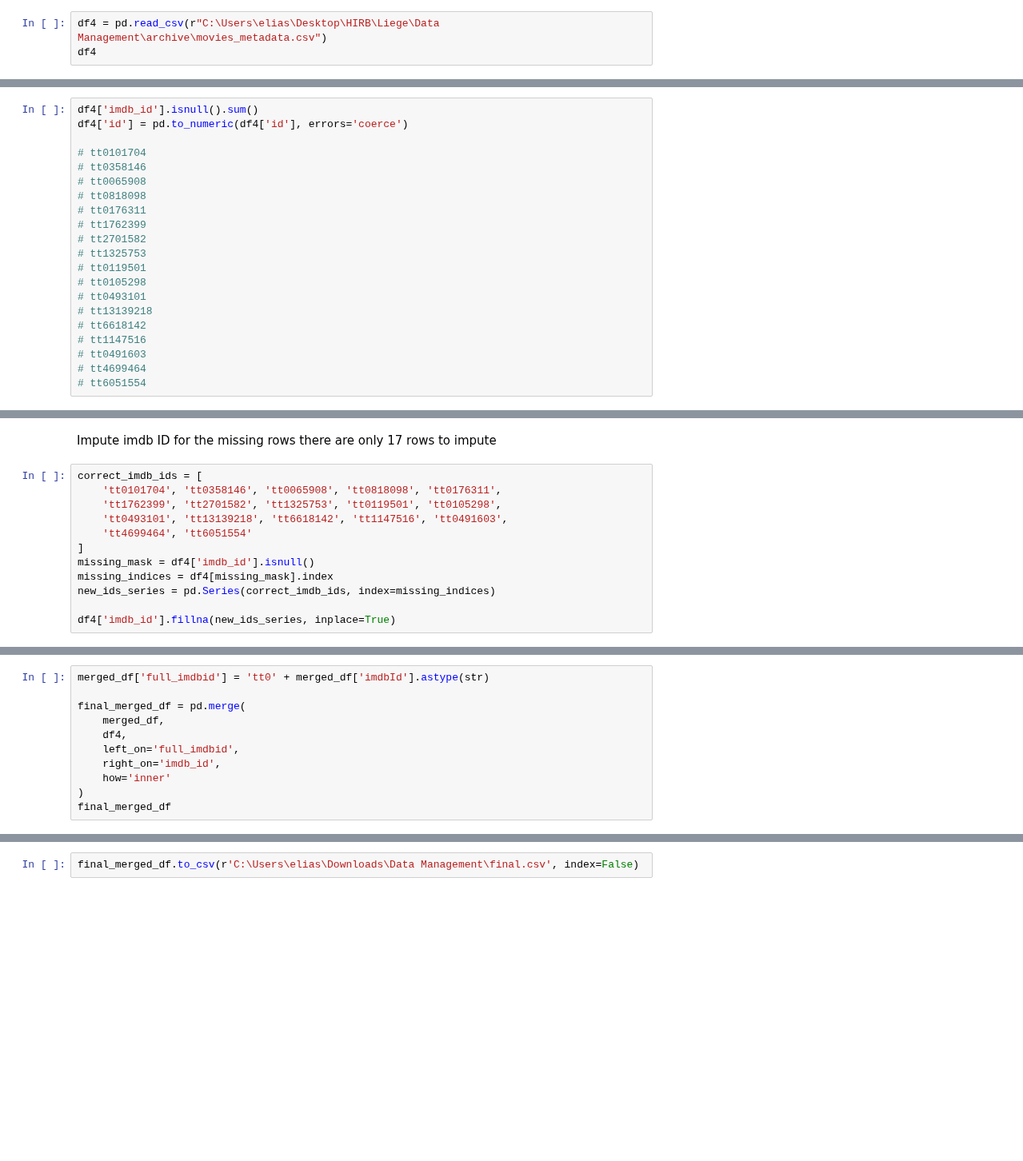
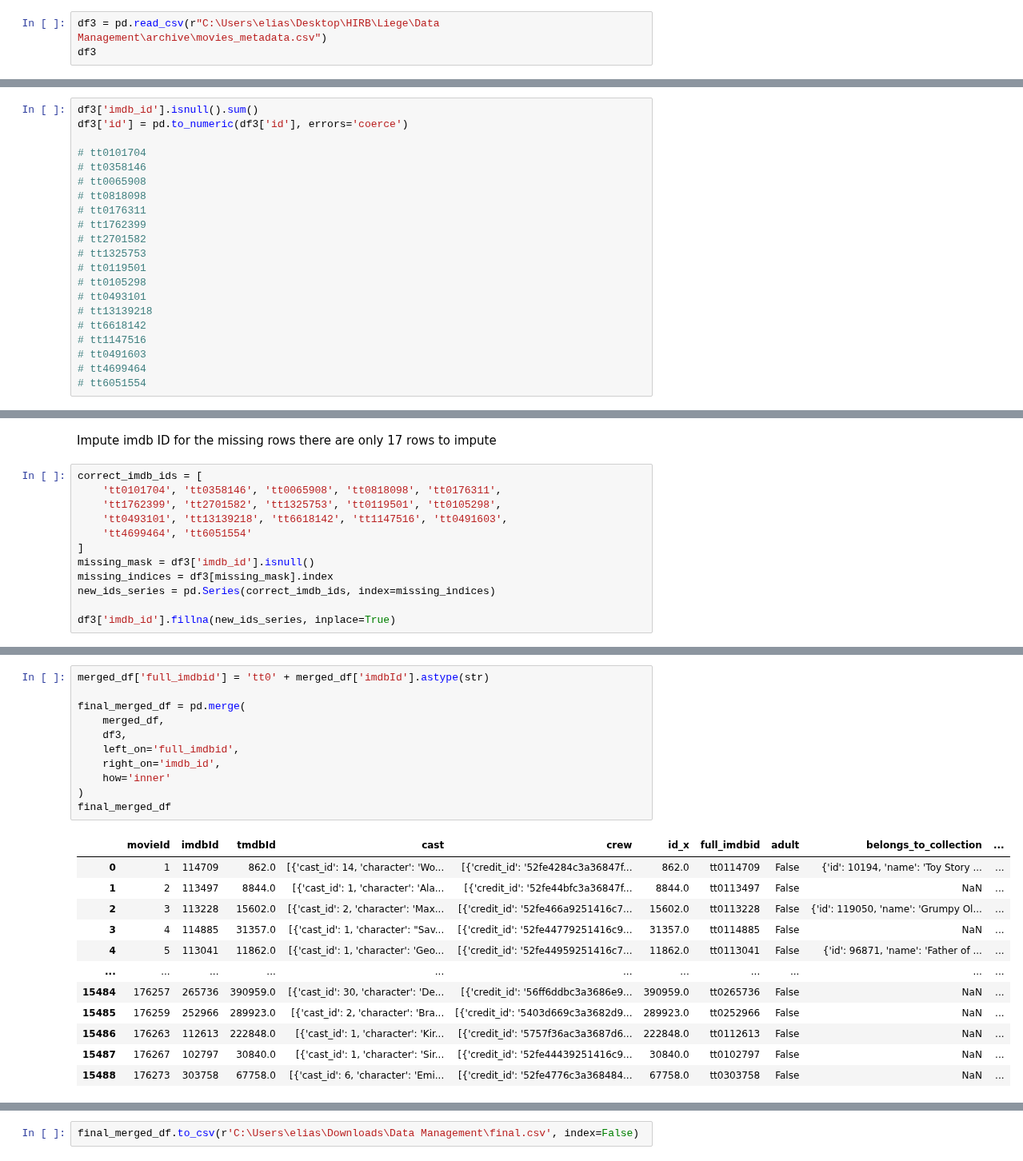
Before and after one commit to EliasMondelaers/datamanagementProject, a Jupyter notebook: Dataset Merging V2.ipynb, the cells around one changed output, grey strips where cells are left out. Shown at 80% size. Saved outputs shown, nothing was run; the diff lists cells and outputs as text; blank space fills up the shorter version.

Commit message:
fix data merge

```diff
--- a/Dataset Merging V2.ipynb
+++ b/Dataset Merging V2.ipynb
@@ -78,4 +63,4 @@ df3
 # %%
-df4 = pd.read_csv(r"C:\Users\elias\Desktop\HIRB\Liege\Data Management\archive\movies_metadata.csv")
-df4
+df3 = pd.read_csv(r"C:\Users\elias\Desktop\HIRB\Liege\Data Management\archive\movies_metadata.csv")
+df3
 # %% [output]
@@ -83,6 +80,6 @@ df4
 # %%
-df4['imdb_id'].isnull().sum()
-df4['id'] = pd.to_numeric(df4['id'], errors='coerce')
+df3['imdb_id'].isnull().sum()
+df3['id'] = pd.to_numeric(df3['id'], errors='coerce')
 
 # tt0101704
 # tt0358146
@@ -112,8 +107,8 @@ correct_imdb_ids = [
     'tt0493101', 'tt13139218', 'tt6618142', 'tt1147516', 'tt0491603',
     'tt4699464', 'tt6051554'
 ]
-missing_mask = df4['imdb_id'].isnull()
-missing_indices = df4[missing_mask].index
+missing_mask = df3['imdb_id'].isnull()
+missing_indices = df3[missing_mask].index
 new_ids_series = pd.Series(correct_imdb_ids, index=missing_indices)
 
-df4['imdb_id'].fillna(new_ids_series, inplace=True)
+df3['imdb_id'].fillna(new_ids_series, inplace=True)
@@ -127,11 +115,24 @@ For example, when doing 'df[col].method(value, inplace=True)', try using 'df.met
 # %%
 merged_df['full_imdbid'] = 'tt0' + merged_df['imdbId'].astype(str)
 
 final_merged_df = pd.merge(
     merged_df,
-    df4,
+    df3,
     left_on='full_imdbid',
     right_on='imdb_id',
     how='inner'
 )
 final_merged_df
+# %% [output]
+|  | movieId | imdbId | tmdbId | cast | crew | id_x | full_imdbid | adult | belongs_to_collection | ... |
+| 0 | 1 | 114709 | 862.0 | [{'cast_id': 14, 'character': 'Wo... | [{'credit_id': '52fe4284c3a36847f... | 862.0 | tt0114709 | False | {'id': 10194, 'name': 'Toy Story ... | ... |
+| 1 | 2 | 113497 | 8844.0 | [{'cast_id': 1, 'character': 'Ala... | [{'credit_id': '52fe44bfc3a36847f... | 8844.0 | tt0113497 | False | NaN | ... |
+| 2 | 3 | 113228 | 15602.0 | [{'cast_id': 2, 'character': 'Max... | [{'credit_id': '52fe466a9251416c7... | 15602.0 | tt0113228 | False | {'id': 119050, 'name': 'Grumpy Ol... | ... |
+| 3 | 4 | 114885 | 31357.0 | [{'cast_id': 1, 'character': "Sav... | [{'credit_id': '52fe44779251416c9... | 31357.0 | tt0114885 | False | NaN | ... |
+| 4 | 5 | 113041 | 11862.0 | [{'cast_id': 1, 'character': 'Geo... | [{'credit_id': '52fe44959251416c7... | 11862.0 | tt0113041 | False | {'id': 96871, 'name': 'Father of ... | ... |
+| ... | ... | ... | ... | ... | ... | ... | ... | ... | ... | ... |
+| 15484 | 176257 | 265736 | 390959.0 | [{'cast_id': 30, 'character': 'De... | [{'credit_id': '56ff6ddbc3a3686e9... | 390959.0 | tt0265736 | False | NaN | ... |
+| 15485 | 176259 | 252966 | 289923.0 | [{'cast_id': 2, 'character': 'Bra... | [{'credit_id': '5403d669c3a3682d9... | 289923.0 | tt0252966 | False | NaN | ... |
+| 15486 | 176263 | 112613 | 222848.0 | [{'cast_id': 1, 'character': 'Kir... | [{'credit_id': '5757f36ac3a3687d6... | 222848.0 | tt0112613 | False | NaN | ... |
+| 15487 | 176267 | 102797 | 30840.0 | [{'cast_id': 1, 'character': 'Sir... | [{'credit_id': '52fe44439251416c9... | 30840.0 | tt0102797 | False | NaN | ... |
+| 15488 | 176273 | 303758 | 67758.0 | [{'cast_id': 6, 'character': 'Emi... | [{'credit_id': '52fe4776c3a368484... | 67758.0 | tt0303758 | False | NaN | ... |
```
Also changed, not shown: parts of 7 cells of this notebook, 1 other file.
